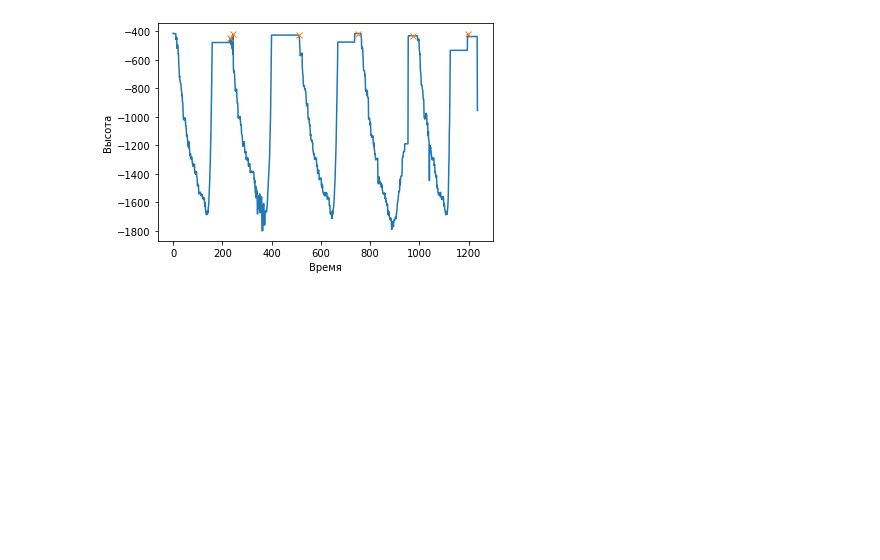
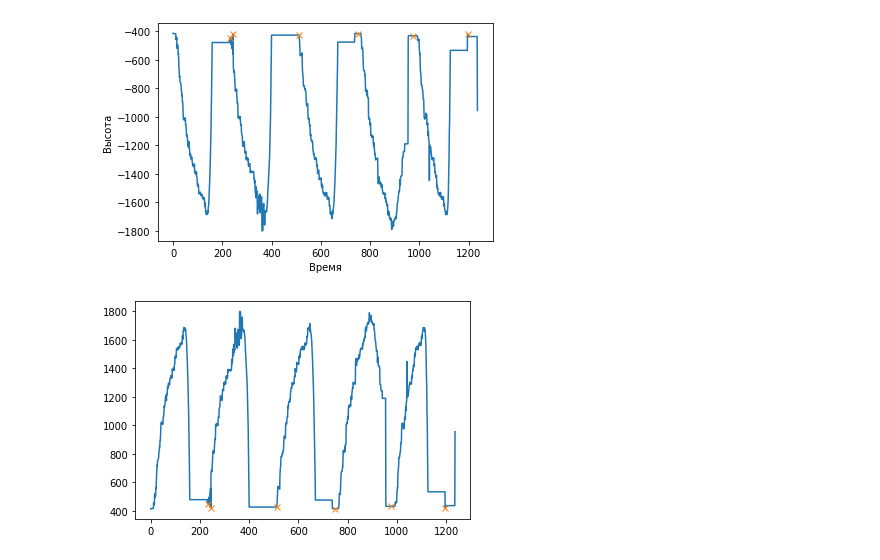
Before and after one commit to Denis-hap/pyda-9, a Jupyter notebook: 18-proizvodnaya-i-gradientnyj-spusk/homework-2.ipynb, the cells around one changed output. Saved outputs shown, nothing was run; the diff lists cells and outputs as text; code cells hidden in the pictures; blank space fills up the shorter version.

```diff
--- a/18-proizvodnaya-i-gradientnyj-spusk/homework-2.ipynb
+++ b/18-proizvodnaya-i-gradientnyj-spusk/homework-2.ipynb
@@ -64,3 +91,11 @@ plt.ylabel('Высота')
 plt.show()
 # %% [output]
 [figure]
+# %%
+data.height = data.height * -1
+# %%
+plt.plot(data.height)
+plt.plot(peaks, data.height[peaks], "x")
+plt.show()
+# %% [output]
+[figure, added]
```
Also changed, not shown: parts of 9 cells of this notebook.
